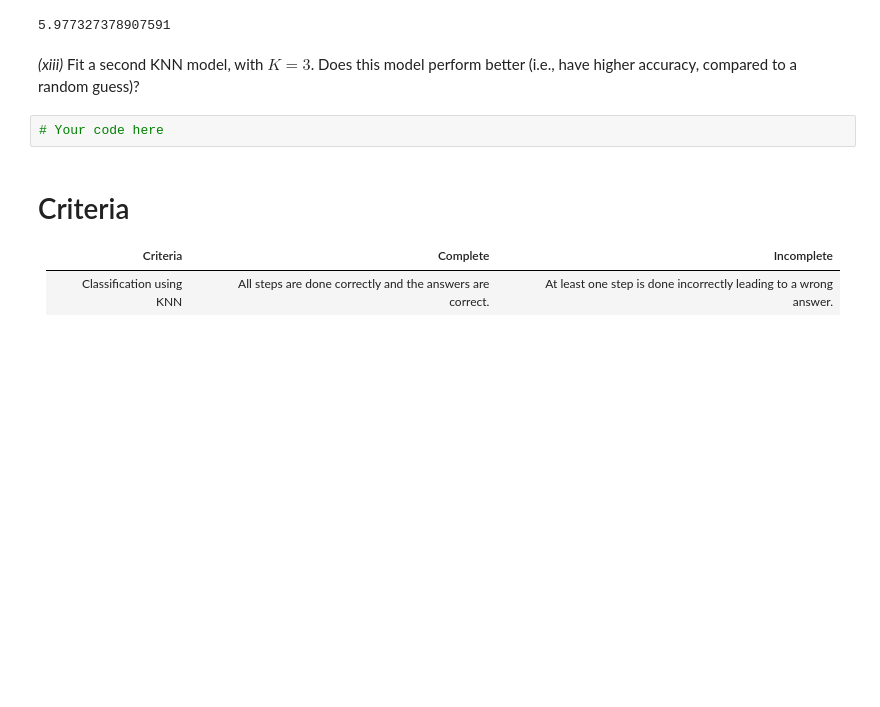
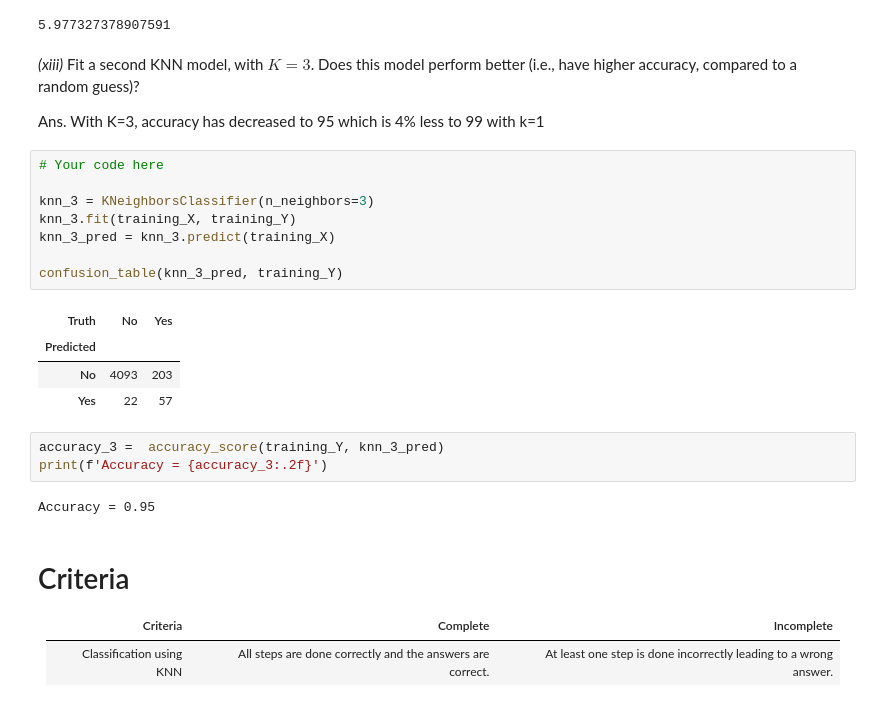
Before and after one commit to tarunvashisht/applying_statistical_concepts, a Jupyter notebook: 02_assignments/assignment_2.ipynb, the cells around one changed output. Saved outputs shown, nothing was run; the diff lists cells and outputs as text; blank space fills up the shorter version.

```diff
--- a/02_assignments/assignment_2.ipynb
+++ b/02_assignments/assignment_2.ipynb
@@ -234,8 +234,26 @@ print(percentage_purchase)
 5.977327378907591
 # %% [markdown]
 _(xiii)_ Fit a second KNN model, with $K=3$. Does this model perform better (i.e., have higher accuracy, compared to a random guess)?
+
+Ans. With K=3, accuracy has decreased to 95 which is 4% less to 99 with k=1
 # %%
 # Your code here
+
+knn_3 = KNeighborsClassifier(n_neighbors=3)
+knn_3.fit(training_X, training_Y)
+knn_3_pred = knn_3.predict(training_X)
+
+confusion_table(knn_3_pred, training_Y)
+# %% [output]
+| Truth | No | Yes |
+| Predicted |  |  |
+| No | 4093 | 203 |
+| Yes | 22 | 57 |
+# %%
+accuracy_3 =  accuracy_score(training_Y, knn_3_pred)
+print(f'Accuracy = {accuracy_3:.2f}')
+# %% [output]
+Accuracy = 0.95
 # %% [markdown]
 # Criteria
 
```
